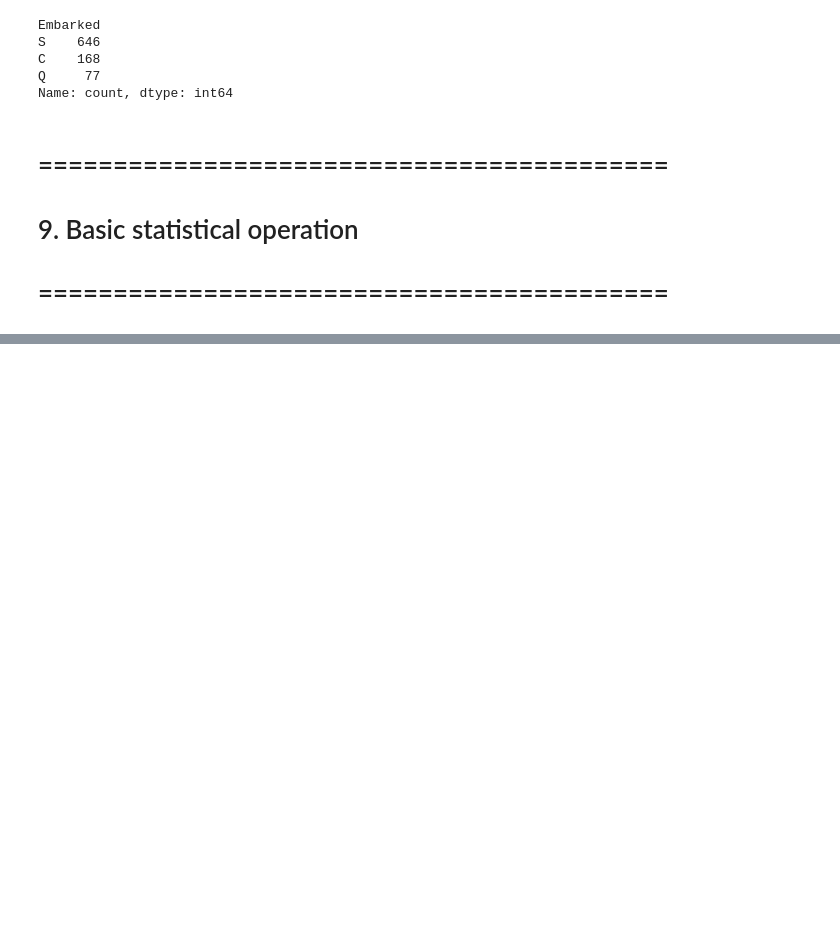
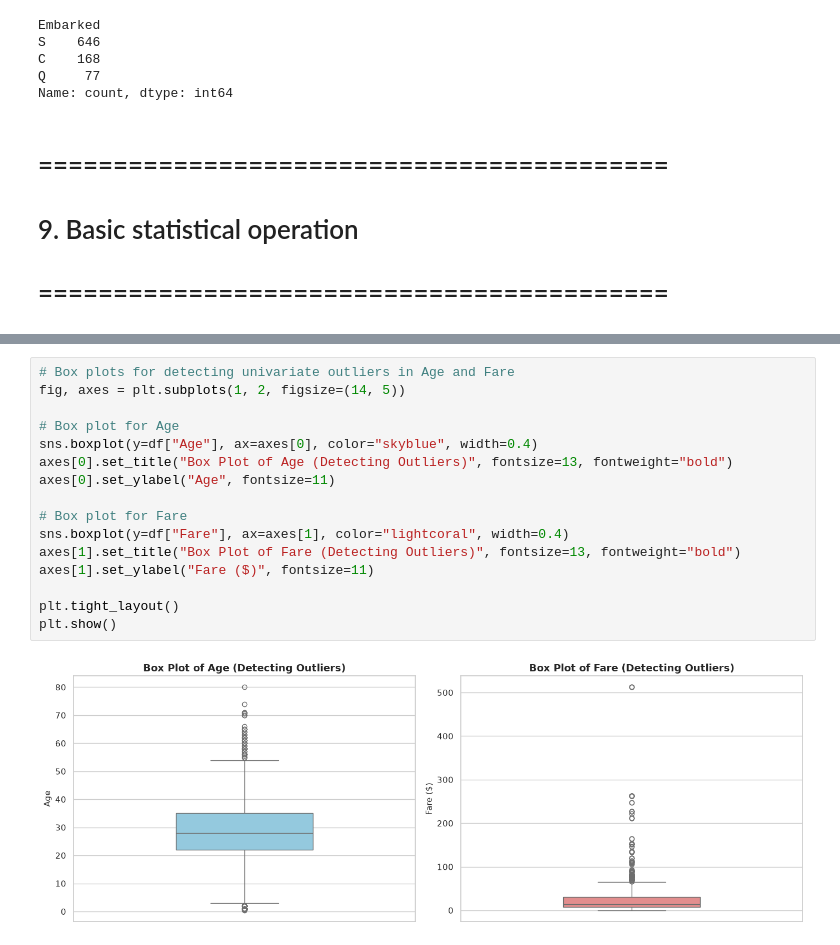
Before and after one commit to saoula2026/ml_univ, a Jupyter notebook: tp01/TP1.ipynb, the cells around one changed output, grey strips where cells are left out. Drawn from its saved outputs; the diff is of its cells as text; blank space fills up the shorter version.

```diff
--- a/tp01/TP1.ipynb
+++ b/tp01/TP1.ipynb
@@ -258,0 +303,18 @@ df["Fare"].max()
+# %%
+# Box plots for detecting univariate outliers in Age and Fare
+fig, axes = plt.subplots(1, 2, figsize=(14, 5))
+
+# Box plot for Age
+sns.boxplot(y=df["Age"], ax=axes[0], color="skyblue", width=0.4)
+axes[0].set_title("Box Plot of Age (Detecting Outliers)", fontsize=13, fontweight="bold")
+axes[0].set_ylabel("Age", fontsize=11)
+
+# Box plot for Fare
+sns.boxplot(y=df["Fare"], ax=axes[1], color="lightcoral", width=0.4)
+axes[1].set_title("Box Plot of Fare (Detecting Outliers)", fontsize=13, fontweight="bold")
+axes[1].set_ylabel("Fare ($)", fontsize=11)
+
+plt.tight_layout()
+plt.show()
+# %% [output]
+[figure, added]
```
Also changed, not shown: parts of 33 cells of this notebook, 1 other file.
